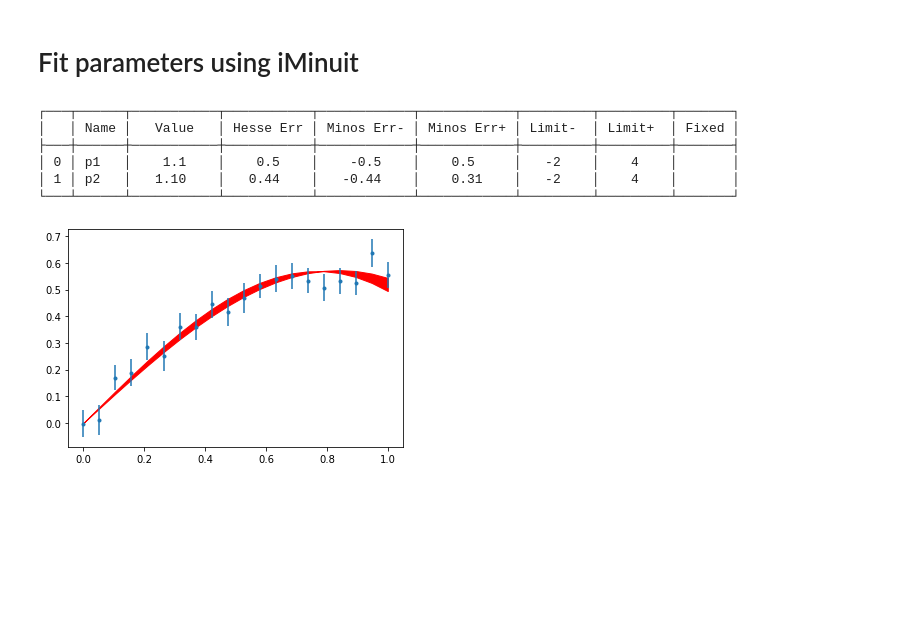
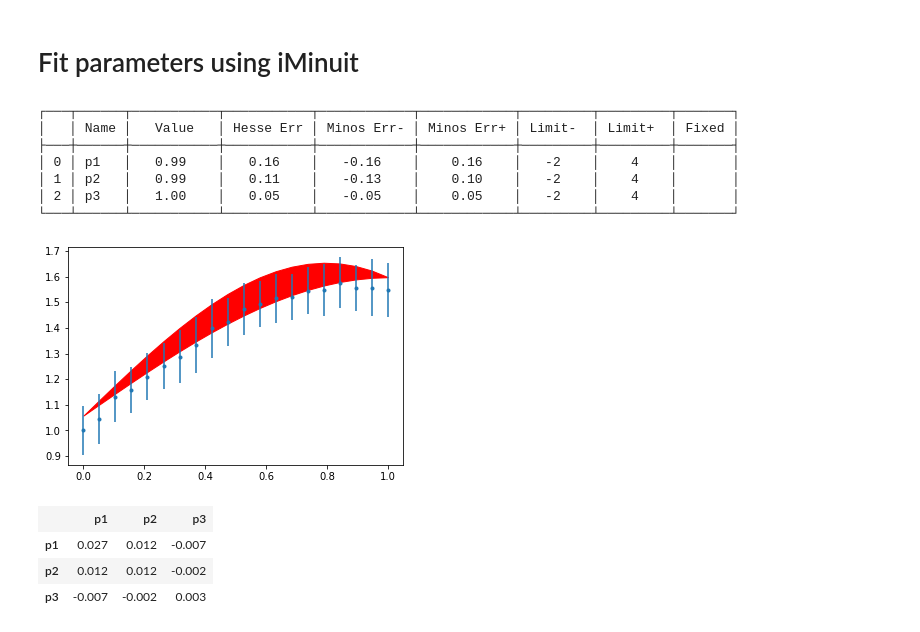
Before and after one commit to payerne/DC2Analysis, a Jupyter notebook: examples/Example_Fit_With_Iminuit.ipynb, the cells around one changed output. Cells and saved outputs as stored; diff of their text form; code cells hidden in the pictures; blank space fills up the shorter version.

```diff
--- a/examples/Example_Fit_With_Iminuit.ipynb
+++ b/examples/Example_Fit_With_Iminuit.ipynb
@@ -15,22 +15,22 @@ We set the true parameters
 # %%
 free_p2 = False
 # %%
-p_1true, p_2true = 1, 1
+p_1true, p_2true, p3_true = 1, 1, 1
 # %% [markdown]
 We define the model
 # %%
 def model(x,p):
 
-    p1, p2 = p
+    p1, p2, p3 = p
 
-    return p1*x*np.cos(p2*x)
+    return p1*x*np.cos(p2*x) + p3
 # %% [markdown]
 We create fake data described by the above model introducing fake noise
 # %%
 N = 20
-noise = 0.05
+noise = 0.01
 x = np.linspace(0,1,N)
-y_exp = model(x,[p_1true, p_2true]) + np.random.randn(N)*noise
+y_exp = model(x,[p_1true, p_2true, p3_true]) + np.random.randn(N)*noise
 # %% [markdown]
 We store the `x` data and `y` measured data in an `astropy` table
 # %% [markdown]
@@ -86,9 +86,9 @@ def chi2(p):
 ## Minimisation (we can fix some parameters, or define domains (see
 
 m = Minuit.from_array_func(chi2,
-           (1,1), limit_p1 = (-2,4), limit_p2 = (-2, 4),
+           (1,1, 1), limit_p1 = (-2,4), limit_p2 = (-2, 4), limit_p3 = (-2, 4),
            errordef = 1,
-        name=("p1", "p2"))
+        name=("p1", "p2", "p3"))
 ## Find minimum with Migrad
 m.migrad()
 ## Run Hessian for uncertainties
@@ -104,14 +104,22 @@ print(m.params)
 ┌───┬──────┬───────────┬───────────┬────────────┬────────────┬─────────┬─────────┬───────┐
 │   │ Name │   Value   │ Hesse Err │ Minos Err- │ Minos Err+ │ Limit-  │ Limit+  │ Fixed │
 ├───┼──────┼───────────┼───────────┼────────────┼────────────┼─────────┼─────────┼───────┤
-│ 0 │ p1   │    1.1    │    0.5    │    -0.5    │    0.5     │   -2    │    4    │       │
-│ 1 │ p2   │   1.10    │   0.44    │   -0.44    │    0.31    │   -2    │    4    │       │
+│ 0 │ p1   │   0.99    │   0.16    │   -0.16    │    0.16    │   -2    │    4    │       │
+│ 1 │ p2   │   0.99    │   0.11    │   -0.13    │    0.10    │   -2    │    4    │       │
+│ 2 │ p3   │   1.00    │   0.05    │   -0.05    │    0.05    │   -2    │    4    │       │
 └───┴──────┴───────────┴───────────┴────────────┴────────────┴─────────┴─────────┴───────┘
 # %%
 plt.errorbar(x,y_exp,np.sqrt(cov.diagonal()),fmt = '.')
-y_up = model(x, [m.values['p1'] + m.merrors['p1'].upper, m.values['p2'] + m.merrors['p2'].upper])
-y_down = model(x, [m.values['p1'] + m.merrors['p1'].lower, m.values['p2'] + m.merrors['p2'].lower])
+y_up = model(x, [m.values['p1'] + m.merrors['p1'].upper, m.values['p2'] + m.merrors['p2'].upper, m.values['p3'] + m.merrors['p3'].upper])
+y_down = model(x, [m.values['p1'] + m.merrors['p1'].lower, m.values['p2'] + m.merrors['p2'].lower, m.values['p3'] + m.merrors['p3'].upper])
 plt.fill_between(x,y_up,y_down ,color = 'r', alpha = 1)
 plt.show()
 # %% [output]
-[figure, old version]
+[figure, new version]
+# %%
+m.matrix()
+# %% [output]
+|  | p1 | p2 | p3 |
+| p1 | 0.027 | 0.012 | -0.007 |
+| p2 | 0.012 | 0.012 | -0.002 |
+| p3 | -0.007 | -0.002 | 0.003 |
```
Also changed, not shown: parts of 7 cells of this notebook, 40 other files.
